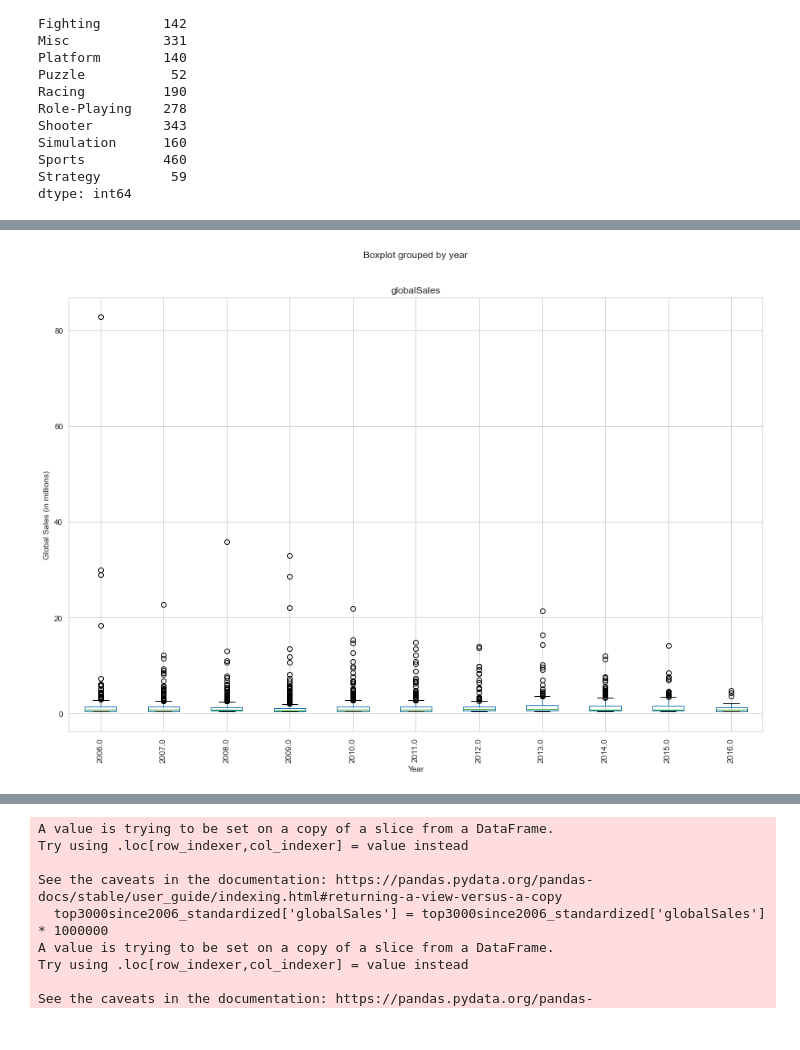
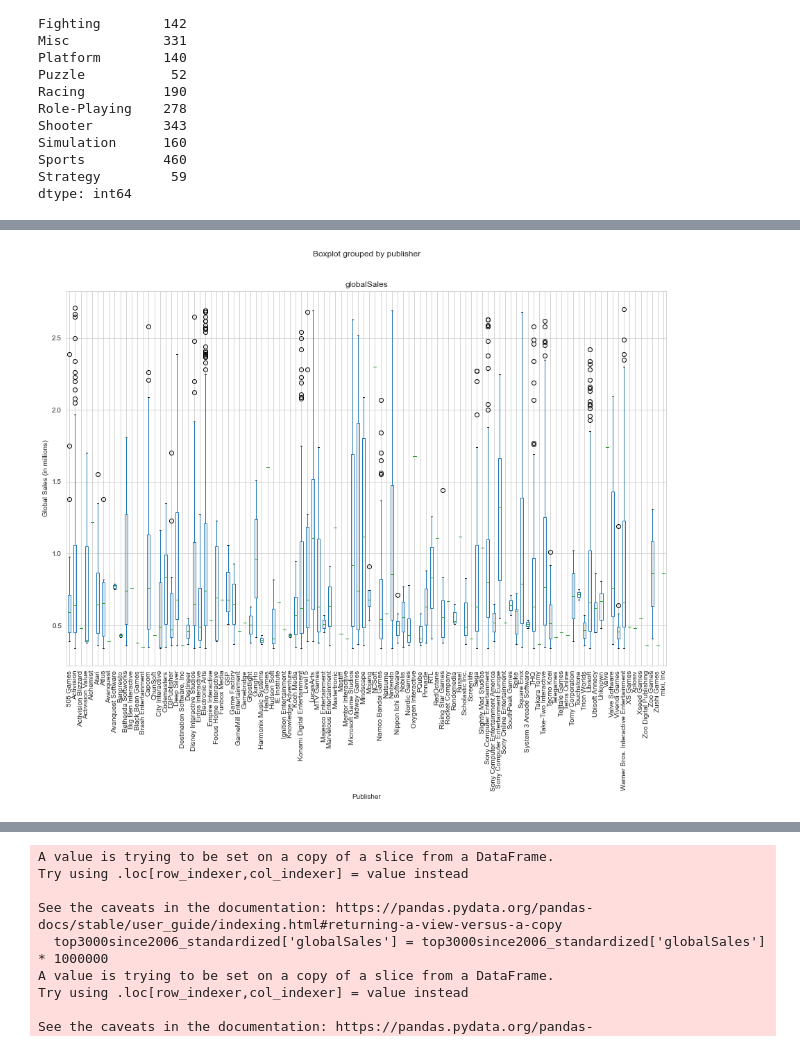
Before and after one commit to jhgalvin/DS_Project, a Jupyter notebook: dsProject.ipynb, the cells around one changed output, grey strips where cells are left out. Drawn from its saved outputs; the diff is of its cells as text; code cells hidden in the pictures.

```diff
--- a/dsProject.ipynb
+++ b/dsProject.ipynb
@@ -257,10 +329,10 @@ plt.show()
 # %%
-#create boxplots of global sales by year
-fig = top3000since2006.boxplot(column='globalSales', by = "year")
+#create boxplot of global sales by publisher
+fig = top3000since2006_standardized.boxplot(column='globalSales', by = "publisher")
 fig.set_xticklabels(fig.get_xticklabels(), rotation = 90)
 plt.ylabel('Global Sales (in millions)')
-plt.xlabel('Year')
+plt.xlabel('Publisher')
 plt.show()
 # %% [output]
-[figure, old version]
+[figure, new version]
 # %%
```
Also changed, not shown: parts of 36 cells of this notebook, 1 other file.
